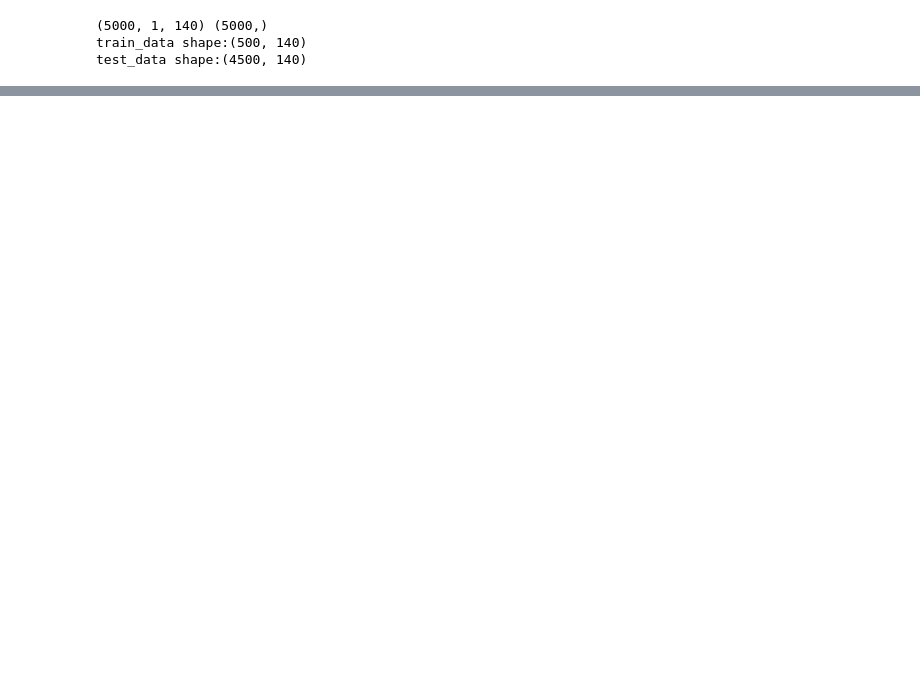
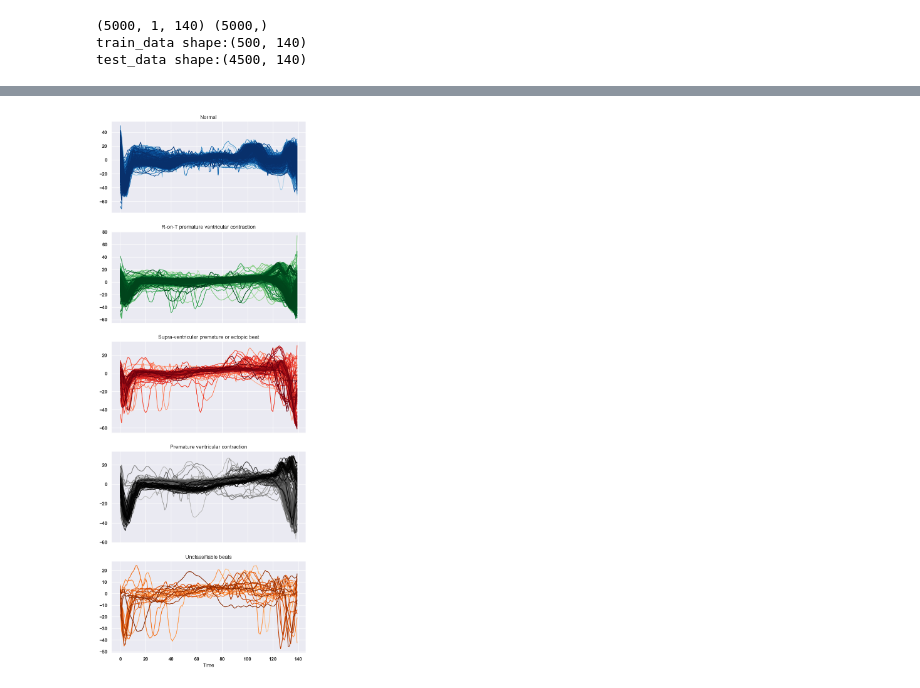
Before and after one commit to KRudd-E/BigData, a Jupyter notebook: code/main.ipynb, the cells around one changed output, grey strips where cells are left out. Drawn from its saved outputs; the diff is of its cells as text; code cells hidden in the pictures; blank space fills up the shorter version.

```diff
--- a/code/main.ipynb
+++ b/code/main.ipynb
@@ -29,0 +62,19 @@ plt.show()
+# %%
+fig, ax = plt.subplots(5, 1, figsize=(8, 22), sharex=True)
+
+ax[4].set_xlabel('Time')
+ax[0].set_title('Normal')
+ax[1].set_title('R-on-T premature ventricular contraction')
+ax[2].set_title('Supra-ventricular premature or ectopic beat')
+ax[3].set_title('Premature ventricular contraction')
+ax[4].set_title('Unclassifiable beats')
+ax[0].set_prop_cycle('color', list(plt.cm.Blues(np.linspace(0.3, 1, all_data.index.value_counts()[1]))))
+ax[1].set_prop_cycle('color', list(plt.cm.Greens(np.linspace(0.3, 1, all_data.index.value_counts()[2]))))
+ax[2].set_prop_cycle('color', list(plt.cm.Reds(np.linspace(0.3, 1, all_data.index.value_counts()[3]))))
+ax[3].set_prop_cycle('color', list(plt.cm.Greys(np.linspace(0.3, 1, all_data.index.value_counts()[4]))))
+ax[4].set_prop_cycle('color', list(plt.cm.Oranges(np.linspace(0.3, 1, all_data.index.value_counts()[5]))))
+
+for row in all_data.iterrows():
+    ax[row[0]-1].plot(row[1].values * 10)
+# %% [output]
+[figure, added]
```
Also changed, not shown: parts of 5 cells of this notebook, 3 other files.
